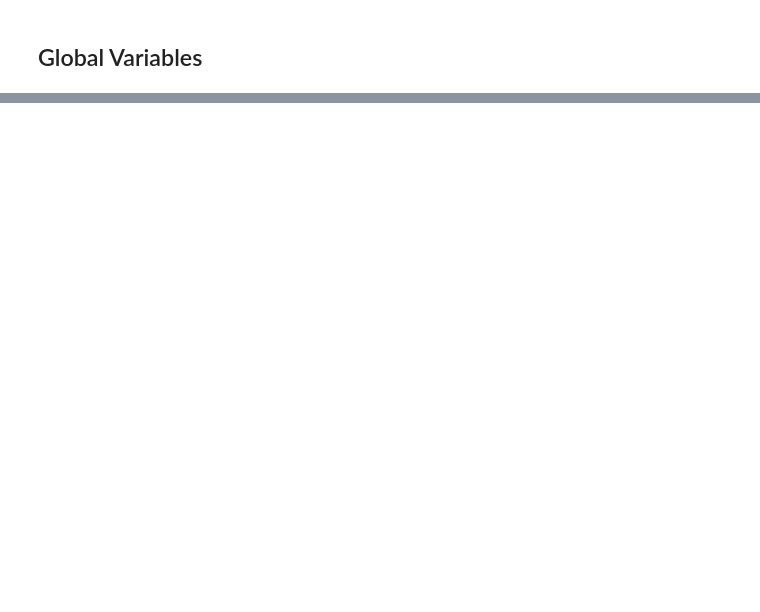
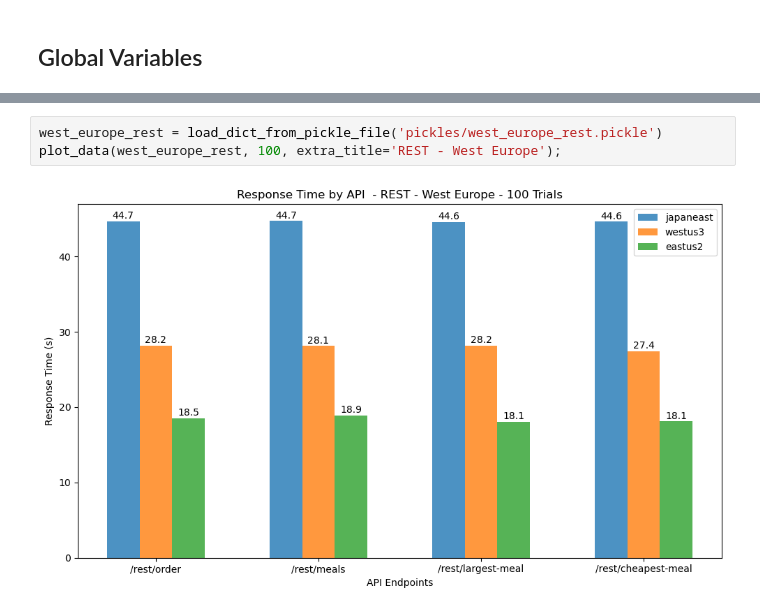
Before and after one commit to alken01/DA1-Cloud-Based-Deployment, a Jupyter notebook: server_test.ipynb, the cells around one changed output, grey strips where cells are left out. Saved outputs shown, nothing was run; the diff lists cells and outputs as text; blank space fills up the shorter version.

```diff
--- a/server_test.ipynb
+++ b/server_test.ipynb
@@ -276,0 +273,5 @@ plot_data(soap_response_times_dict, num_requests, this_ip, server_list, extra_ti
+# %%
+west_europe_rest = load_dict_from_pickle_file('pickles/west_europe_rest.pickle')
+plot_data(west_europe_rest, 100, extra_title='REST - West Europe');
+# %% [output]
+[figure, added]
```
Also changed, not shown: parts of 27 cells of this notebook, 25 other files.
